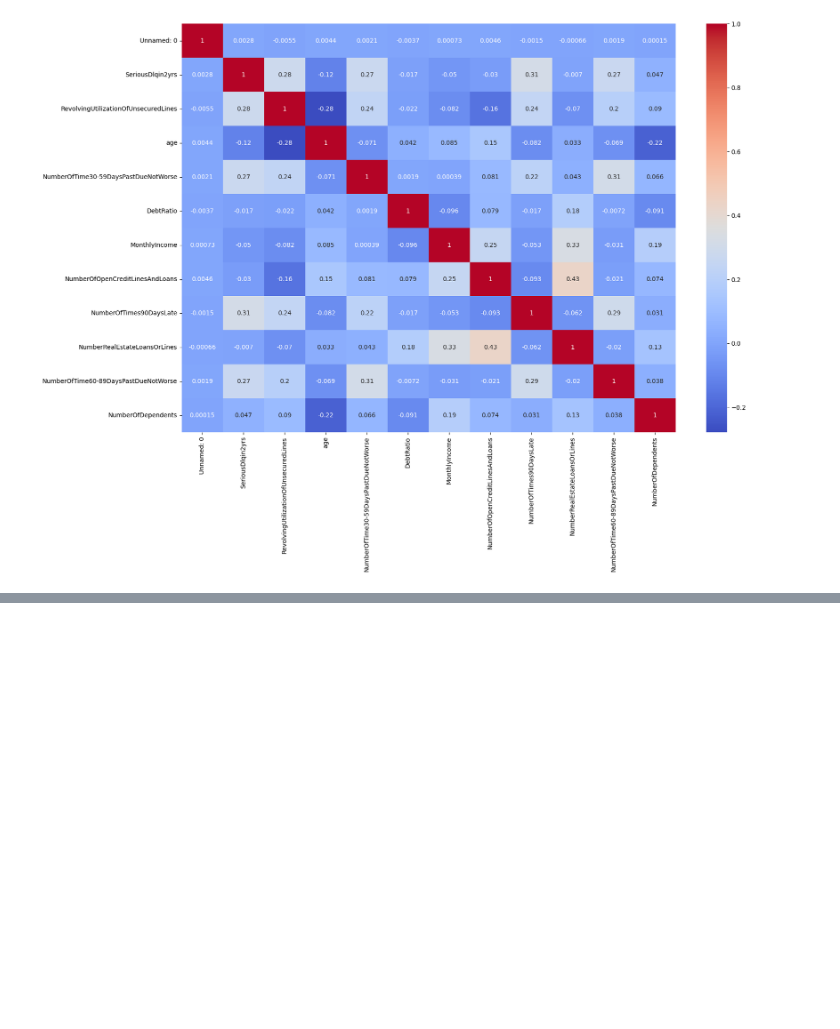
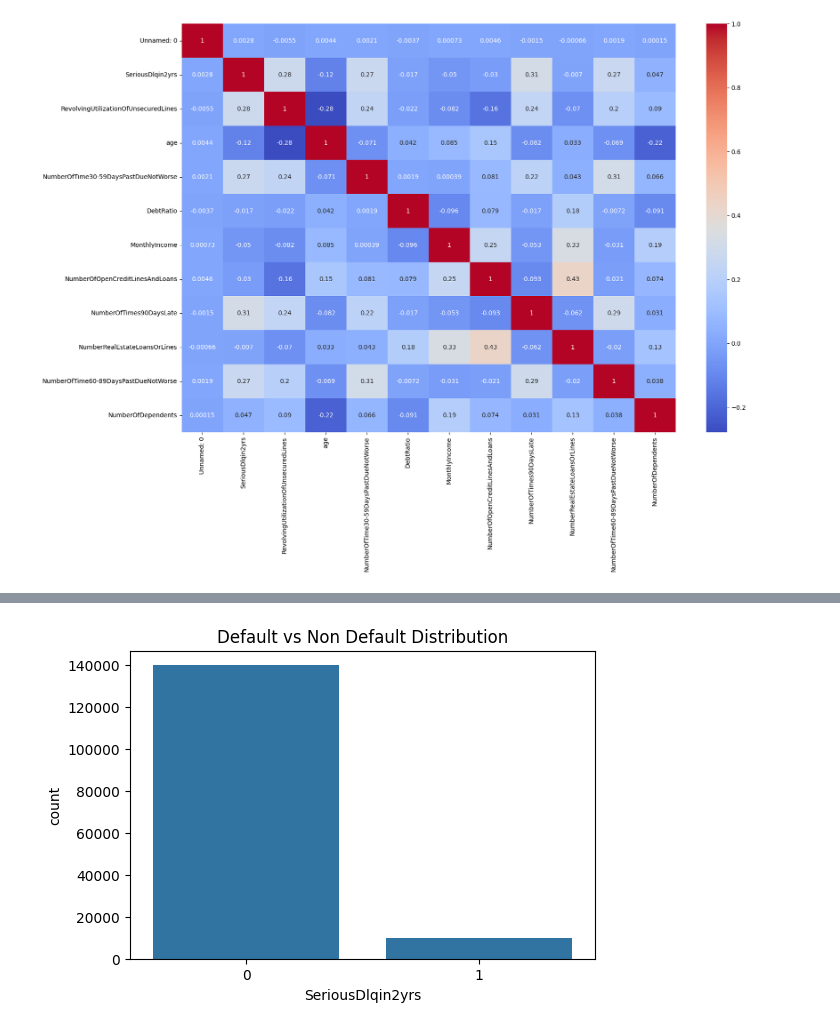
Before and after one commit to amulyagavankar20-glitch/Loan-Default-Prediction-System, a Jupyter notebook: notebooks/02_data_exploration.ipynb, the cells around one changed output, grey strips where cells are left out. Saved outputs shown, nothing was run; the diff lists cells and outputs as text; code cells hidden in the pictures; blank space fills up the shorter version.

```diff
--- a/notebooks/02_data_exploration.ipynb
+++ b/notebooks/02_data_exploration.ipynb
@@ -208,0 +209,7 @@ plt.show()
+# %%
+plt.figure(figsize=(6,4))
+sns.countplot(x='SeriousDlqin2yrs', data=Df)
+plt.title("Default vs Non Default Distribution")
+plt.show()
+# %% [output]
+[figure, added]
```
Also changed, not shown: parts of 2 cells of this notebook, 8 other files.
